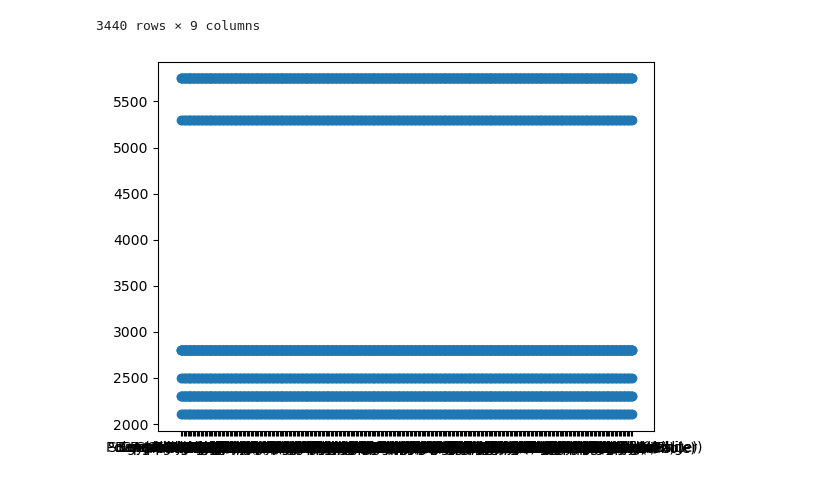
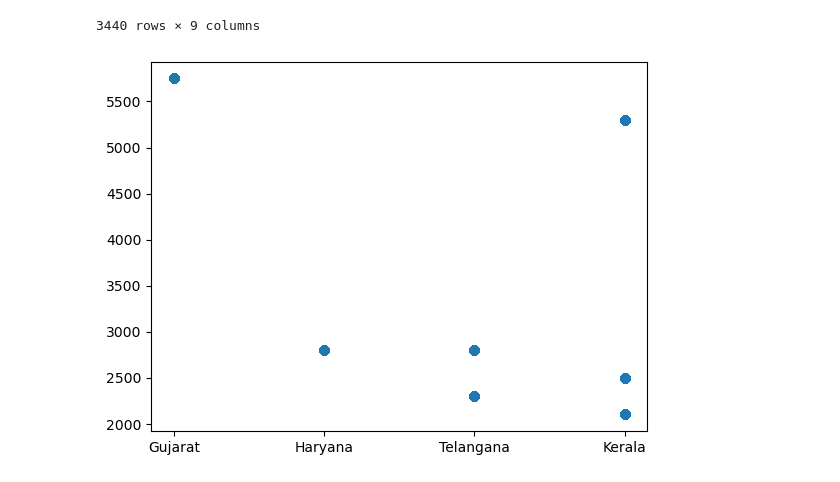
Before and after one commit to i-m-sonu/Machine-Learning, a Jupyter notebook: dataLearning.ipynb, the cells around one changed output. Cells and saved outputs as stored; diff of their text form; code cells hidden in the pictures.

```diff
--- a/dataLearning.ipynb
+++ b/dataLearning.ipynb
@@ -81,7 +81,7 @@ data
 data.to_json('price.json', orient='records', lines=True)
 # %%
 import matplotlib.pyplot as plot
-plot.scatter(data['commodity_name'],data['modal_price_rs_quintal'])
+plot.scatter(data['state_name'],data['modal_price_rs_quintal'])
 plot.show()
 # %% [output]
-[figure, old version]
+[figure, new version]
```
